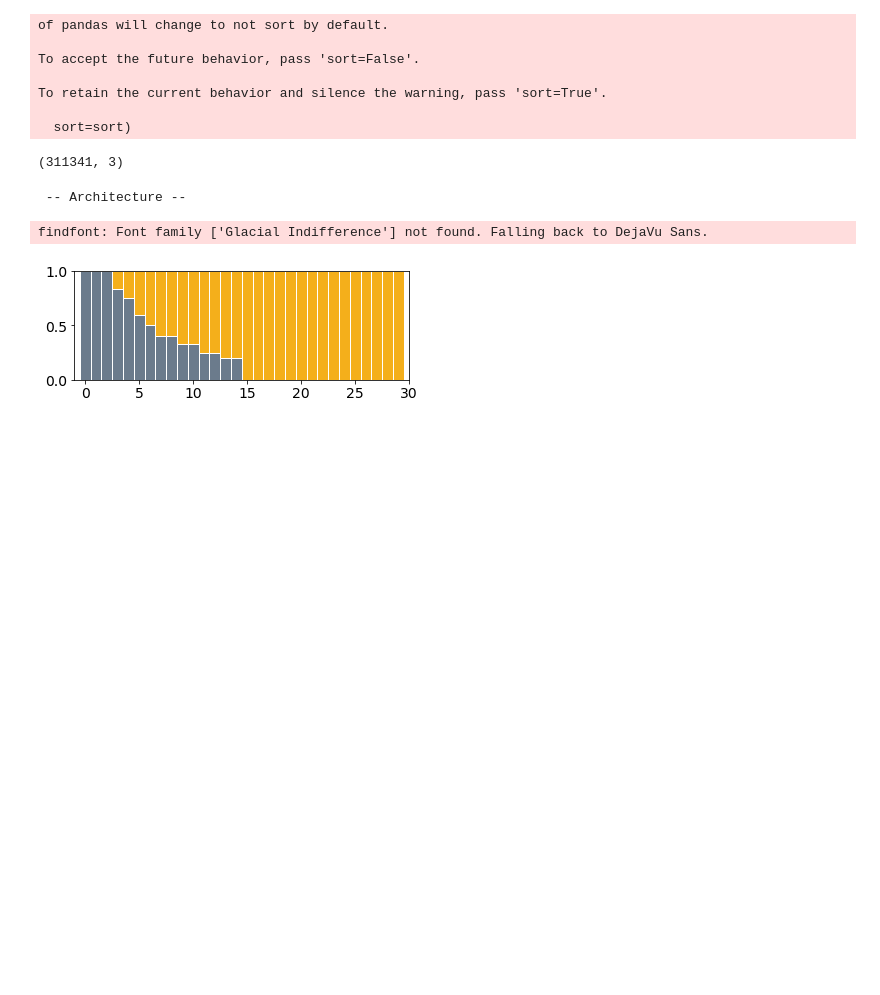
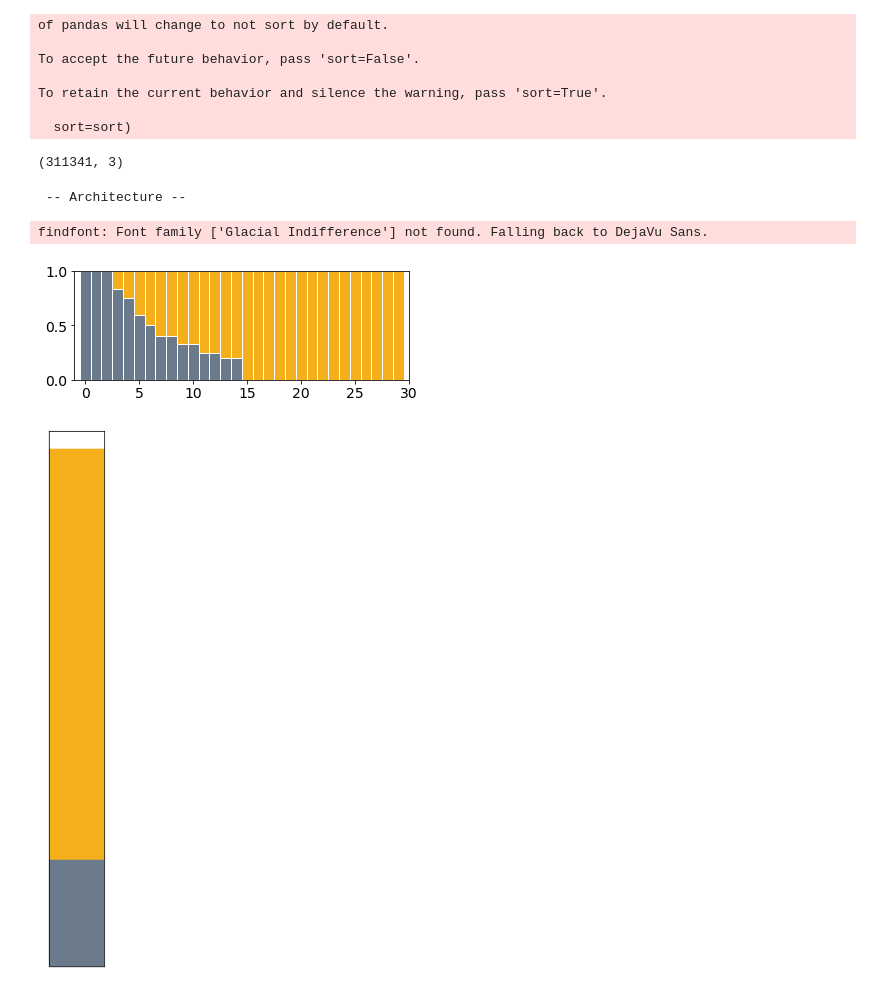
Before and after one commit to RnoB/fly-matrix, a Jupyter notebook: fly_directedness.ipynb, the cells around one changed output. Cells and saved outputs as stored; diff of their text form; code cells hidden in the pictures; blank space fills up the shorter version.

Commit message:
overall proportion plots

```diff
--- a/fly_directedness.ipynb
+++ b/fly_directedness.ipynb
@@ -508,3 +508,16 @@ fig.savefig("/mnt/ssd1/Documents/Vivek/flyVR/fly-matrix/figures/"+ str(nPosts)+
 # %% [output]
 findfont: Font family ['Glacial Indifference'] not found. Falling back to DejaVu Sans.
 [figure]
+# %%
+fig,ax = plt.subplots(1,1,figsize=(1,10))
+ax.bar(0, len(short[short>0.5])/len(short), color='#6b7b8c')
+ax.bar(0, len(long[long>0.5])/len(long), bottom=len(short[short>0.5])/len(short), color='#f4af1b')
+ax.set_xlim(0,0.2)
+ax.set_ylim(0,1)
+ax.set_xticks([])
+ax.set_yticks([])
+
+fig.savefig("/mnt/ssd1/Documents/Vivek/flyVR/fly-matrix/figures/"+ str(nPosts)+ "_post_directedness_prop.pdf",
+    dpi=300, bbox_inches="tight")
+# %% [output]
+[figure, added]
```
Also changed, not shown: 5 other files.
